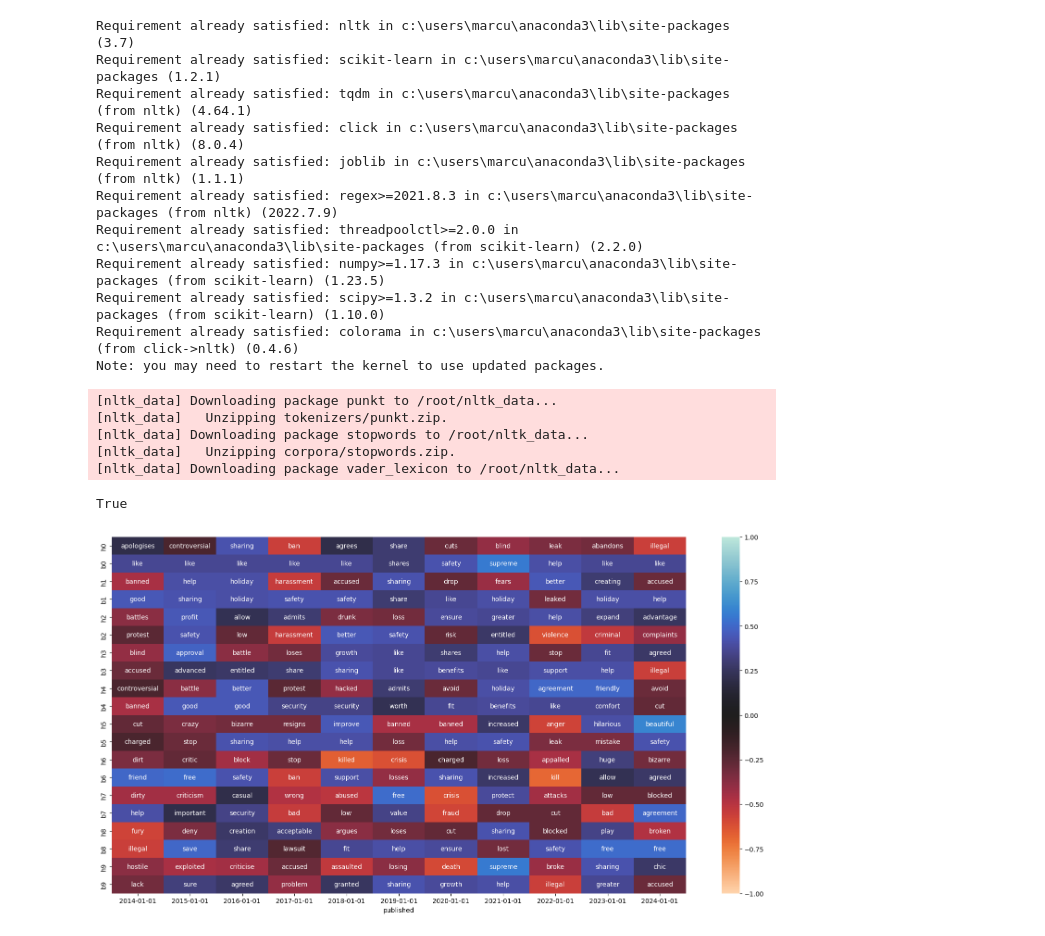
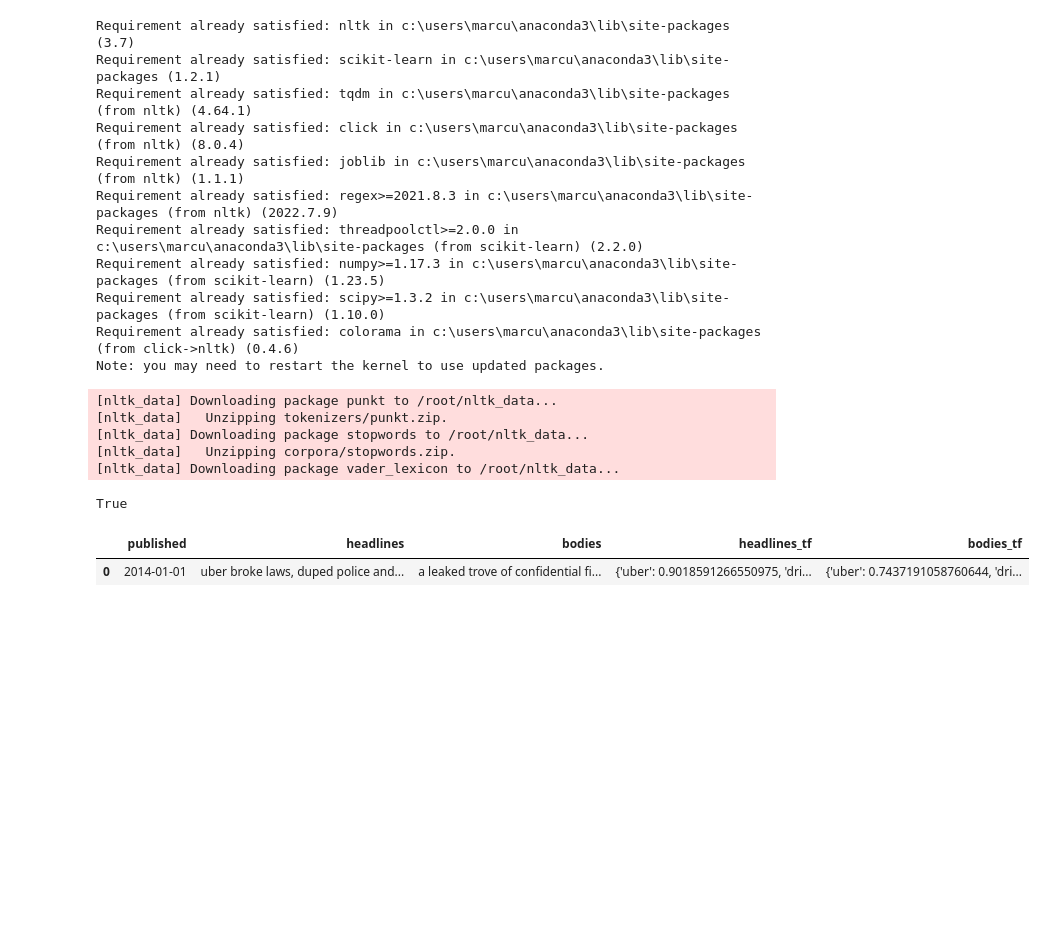
Before and after one commit to dmh21za/compmeth, a Jupyter notebook: summative.ipynb, the cells around one changed output. Saved outputs shown, nothing was run; the diff lists cells and outputs as text; code cells hidden in the pictures; blank space fills up the shorter version.

Commit message:
setting y_res to > current year merges all headlines and bodies into a single entry

```diff
--- a/summative.ipynb
+++ b/summative.ipynb
@@ -637,23 +638,35 @@ def tf_idf_scores(text, neut=0):
 
 df = pd.DataFrame.from_records(articles)
 
-def collapse_df_dates(df, resolution):
+def collapse_df_dates(df, m_res, y_res = 1):
     # remove 2025 dates because incomplete
     df = df.copy()[df['published'] < 1735689600]
     def month_function(m):
-        return round(((m - 1)//(12/resolution)) * (12/resolution) + 1)
+        return round(((m - 1)//(12/m_res)) * (12/m_res) + 1)
+
+    first_year = df['published'].min()
+    first_year = datetime.fromtimestamp(first_year)
+    first_year = first_year.year
+
+    def year_function(y):
+      x = y - first_year
+      return (int(math.floor(x / y_res)) * y_res) + first_year
 
     def date_function(timestamp):
         d = datetime.fromtimestamp(timestamp)
         m = month_function(d.month)
-        month = d.strftime('%Y-' + ("0" if m < 10 else "") + str(m) + '-01')
+        d = d.replace(month=m, day=1)
+        if not y_res == 1: y = year_function(d.year)
+        else: y = d.year
+        d = d.replace(year=y)
+        month = d.strftime('%Y-%m-%d')
         return month
 
     df['published'] = df['published'].apply(date_function)
     return df
 
-def collapse_df(df, resolution):
-    df = collapse_df_dates(df, resolution)
+def collapse_df(df, m_res, y_res):
+    df = collapse_df_dates(df, m_res, y_res)
 
     df2 = pd.DataFrame.from_dict({
         "published" : df['published'].unique()
@@ -678,33 +691,37 @@ def df_idf_table(df, top_n, neut = 0):
   df2['headlines_tf'] = df['headlines'].apply(tf_idf_scores, neut=neut)
   df2['bodies_tf'] = df['bodies'].apply(tf_idf_scores, neut=neut)
   for i in range(0, top_n):
     df2['h' + str(i)] = df2['headlines_tf'].apply(lambda x: list(x.keys())[i] if i < len(x) else "")
     df2['b' + str(i)] = df2['bodies_tf'].apply(lambda x: list(x.keys())[i] if i < len(x) else "")
   df2.drop(columns=['headlines_tf', 'bodies_tf', 'headlines', 'bodies'], inplace=True)
   # sort by date
   df2 = df2.sort_values(by=['published'])
   df2.set_index('published', inplace=True)
   df2 = df2.transpose()
   df2 = df2.map(str)
   return df2
 
 def heatmap_df(df, resolution = 1, top_n = 10, neut = 0, paper = None):
   if paper != None:
     df = df.copy()[df['paper'] == paper]
   df = collapse_df(df, 1)
   df = df_idf_table(df, 10, neut=0.2)
   df_vals = df.copy().map(get_sentiment)
   fig, ax = plt.subplots(figsize=(20,10))
   sns.heatmap(df_vals, annot=df, fmt="", cmap="icefire_r", vmin=-1, vmax=1)
   plt.show()
 
-heatmap_df(df, 1, 10, 0.2)
+#heatmap_df(df, 1, 10, 0.2)
 
 # next try topic modelling
 # filter by newspaper
 # maybe compute a value which takes into account importance AND sentiment
 # make a scatter plot for each paper that plots importance of word (from topic modelling) with sentiment
 
-#df.head()
+df_tf = collapse_df(df, 1, y_res=5000)
+df_tf['headlines_tf'] = df_tf['headlines'].apply(tf_idf_scores, neut=0)
+df_tf['bodies_tf'] = df_tf['bodies'].apply(tf_idf_scores, neut=0)
+df_tf.head()
 # %% [output]
-[figure, removed]
+|  | published | headlines | bodies | headlines_tf | bodies_tf |
+| 0 | 2014-01-01 | uber broke laws, duped police and... | a leaked trove of confidential fi... | {'uber': 0.9018591266550975, 'dri... | {'uber': 0.7437191058760644, 'dri... |
```
Also changed, not shown: parts of 1 cell of this notebook.
